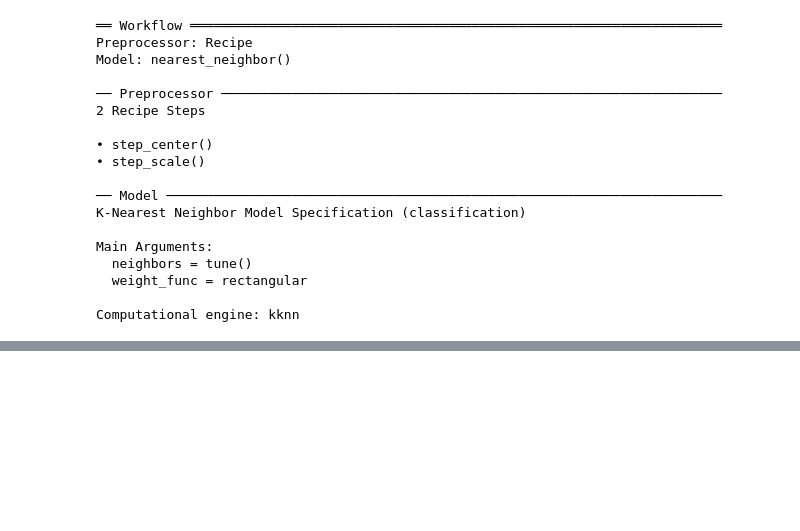
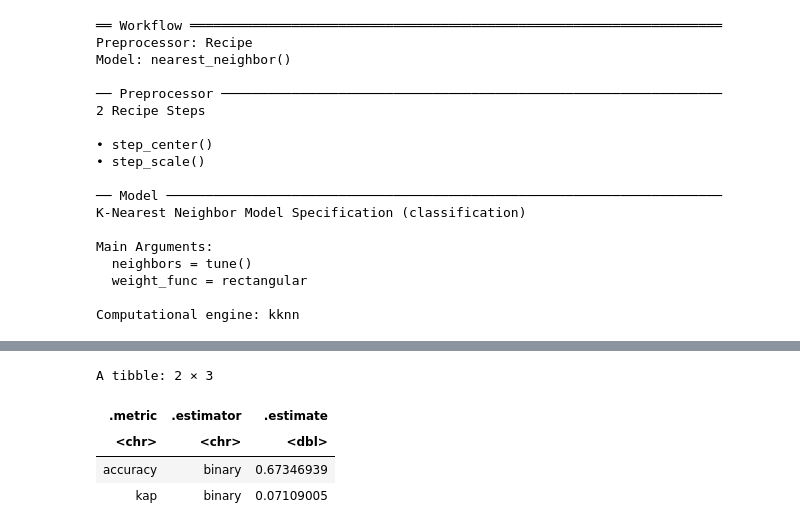
Before and after one commit to cassidoi/dsci-100-2025w1-group36-cassidy, a Jupyter notebook: project_final_report.ipynb, the cells around one changed output, grey strips where cells are left out. Saved outputs shown, nothing was run; the diff lists cells and outputs as text; code cells hidden in the pictures; blank space fills up the shorter version.

```diff
--- a/project_final_report.ipynb
+++ b/project_final_report.ipynb
@@ -263,0 +306,3 @@ Computational engine: kknn
+# %%
+best_k <- select_best(knn_results, metric = "accuracy")
+best_k
@@ -263,0 +318,5 @@ Computational engine: kknn
+# %%
+final_knn_workflow <- finalize_workflow(player_workflow, best_k)
+
+final_knn_fit <- fit(final_knn_workflow, data = train)
+final_knn_fit
@@ -263,0 +347,13 @@ Computational engine: kknn
+# %%
+preds <- predict(final_knn_fit, test)
+
+final_knn_predictions <- bind_cols(preds, test)
+
+knn_test_metrics <- metrics(final_knn_predictions,truth = subscribed, estimate = .pred_class)
+knn_test_metrics
+# %% [output]
+A tibble: 2 × 3
+| .metric | .estimator | .estimate |
+| <chr> | <chr> | <dbl> |
+| accuracy | binary | 0.67346939 |
+| kap | binary | 0.07109005 |
```
Also changed, not shown: parts of 13 cells of this notebook.
